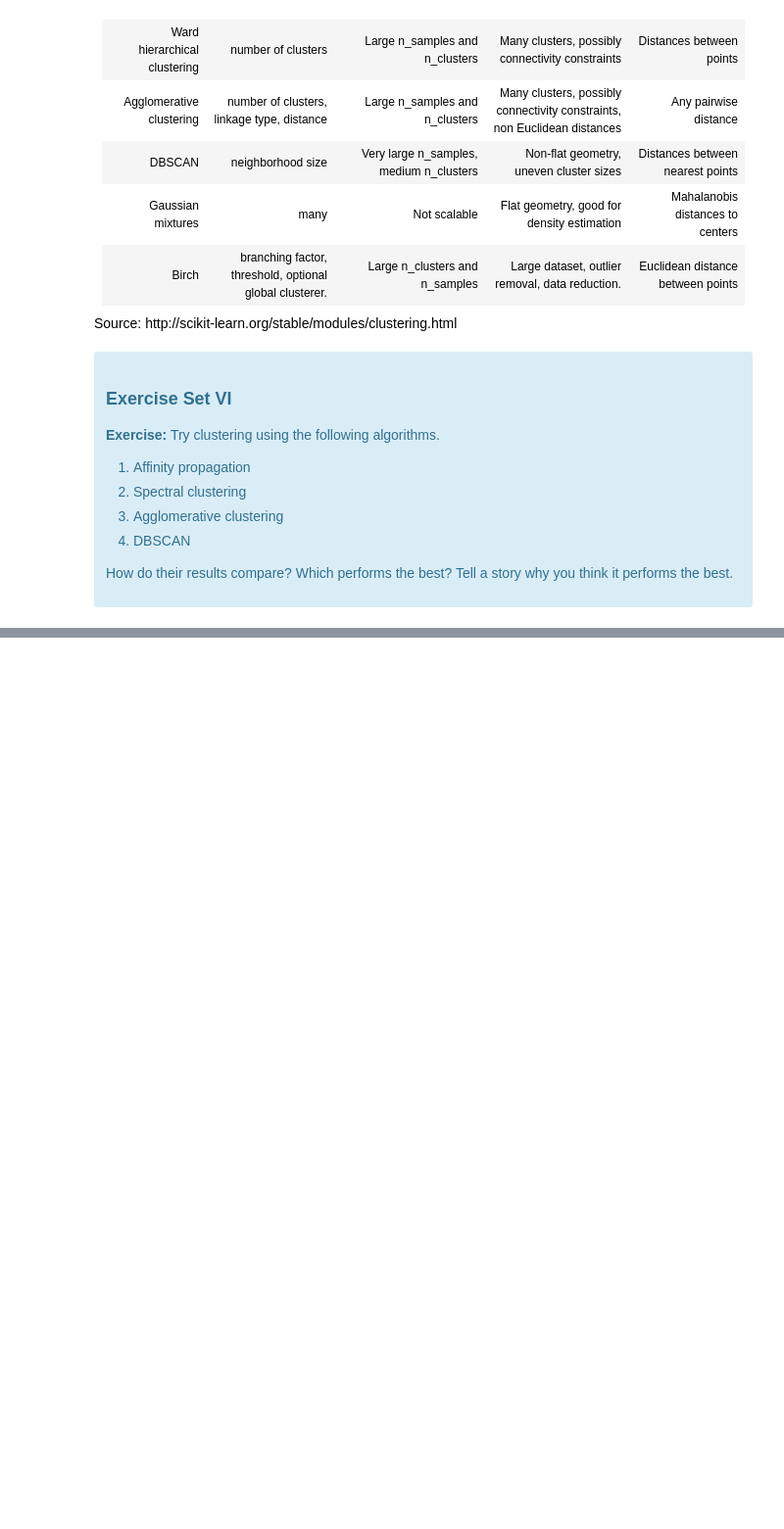
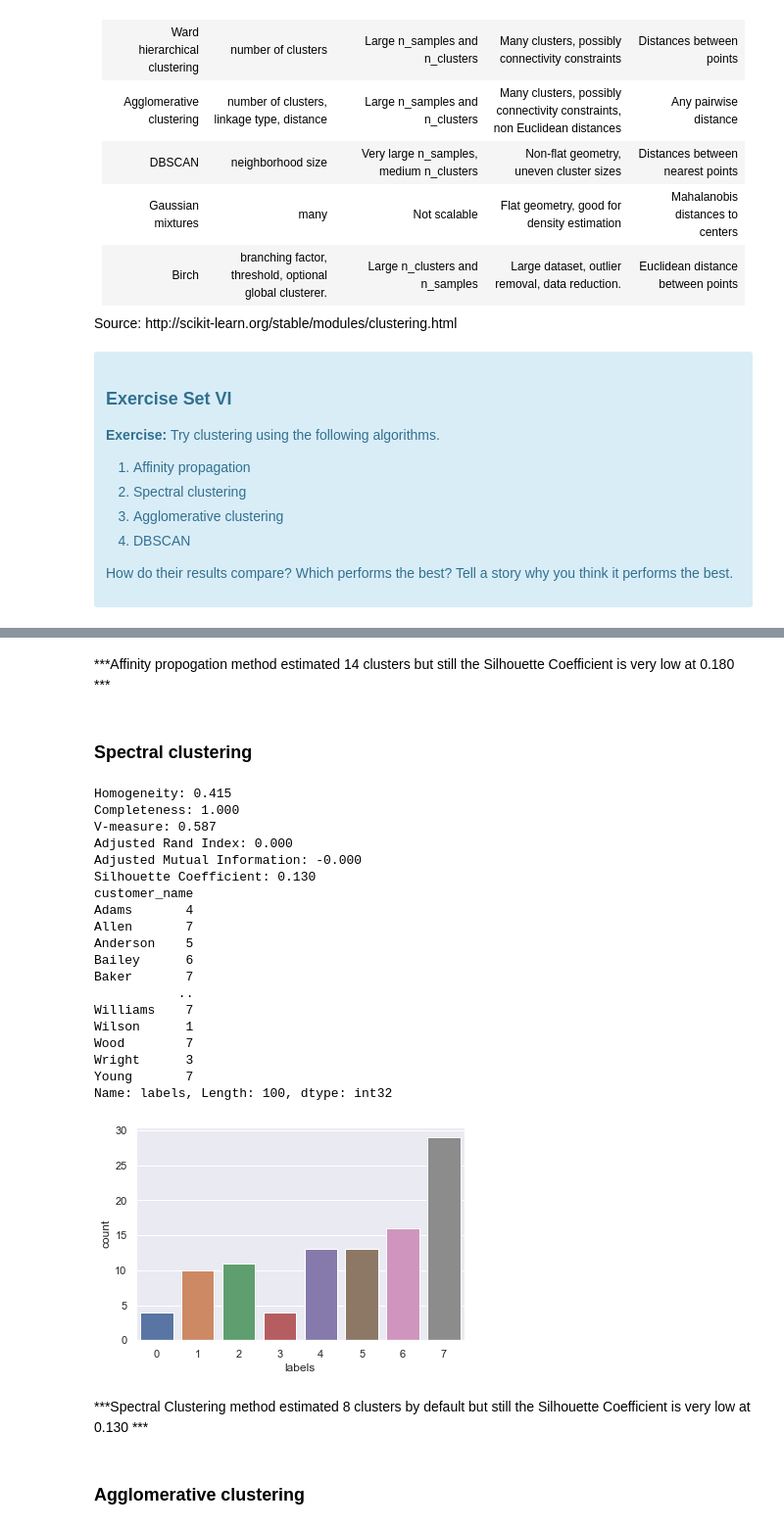
Before and after one commit to vishrast/Clustering-Case-Study---Customer-Segmentation-with-K-Means---Tier-3, a Jupyter notebook: Clustering Case Study - Customer Segmentation with K-Means - Tier 3.ipynb, the cells around one changed output, grey strips where cells are left out. Shown at 98% size. Cells and saved outputs as stored; diff of their text form; code cells hidden in the pictures; blank space fills up the shorter version.

```diff
--- a/Clustering Case Study - Customer Segmentation with K-Means - Tier 3.ipynb
+++ b/Clustering Case Study - Customer Segmentation with K-Means - Tier 3.ipynb
@@ -666,0 +691,51 @@ ValueError: labels_true must be 1D: shape is (100, 32)
+# %% [markdown]
+***Affinity propogation method estimated 14 clusters but still the Silhouette Coefficient is very low at 0.180 ***
+# %% [markdown]
+### Spectral clustering
+# %%
+from sklearn.cluster import SpectralClustering
+sc = SpectralClustering().fit(X)
+labels = sc.labels_
+print("Homogeneity: %0.3f" % metrics.homogeneity_score(df_pivot.index, labels))
+
+print("Completeness: %0.3f" % metrics.completeness_score(df_pivot.index, labels))
+print("V-measure: %0.3f" % metrics.v_measure_score(df_pivot.index, labels))
+print("Adjusted Rand Index: %0.3f" % metrics.adjusted_rand_score(df_pivot.index, labels))
+print(
+    "Adjusted Mutual Information: %0.3f"
+    % metrics.adjusted_mutual_info_score(df_pivot.index, labels)
+)
+print(
+    "Silhouette Coefficient: %0.3f"
+    % metrics.silhouette_score(X, labels, metric="sqeuclidean")
+)
+df_pivot['labels']=labels
+print(df_pivot.labels)
+import seaborn as sns
+sns.set_theme(style="darkgrid")
+ax = sns.countplot(x="labels", data=df_pivot)
+# %% [output]
+Homogeneity: 0.415
+Completeness: 1.000
+V-measure: 0.587
+Adjusted Rand Index: 0.000
+Adjusted Mutual Information: -0.000
+Silhouette Coefficient: 0.130
+customer_name
+Adams       4
+Allen       7
+Anderson    5
+Bailey      6
+Baker       7
+           ..
+Williams    7
+Wilson      1
+Wood        7
+Wright      3
+Young       7
+Name: labels, Length: 100, dtype: int32
+[figure, added]
+# %% [markdown]
+***Spectral Clustering  method estimated 8 clusters by default  but still the Silhouette Coefficient is very low at 0.130 ***
+# %% [markdown]
+### Agglomerative clustering
```
Also changed, not shown: parts of 16 cells of this notebook.
